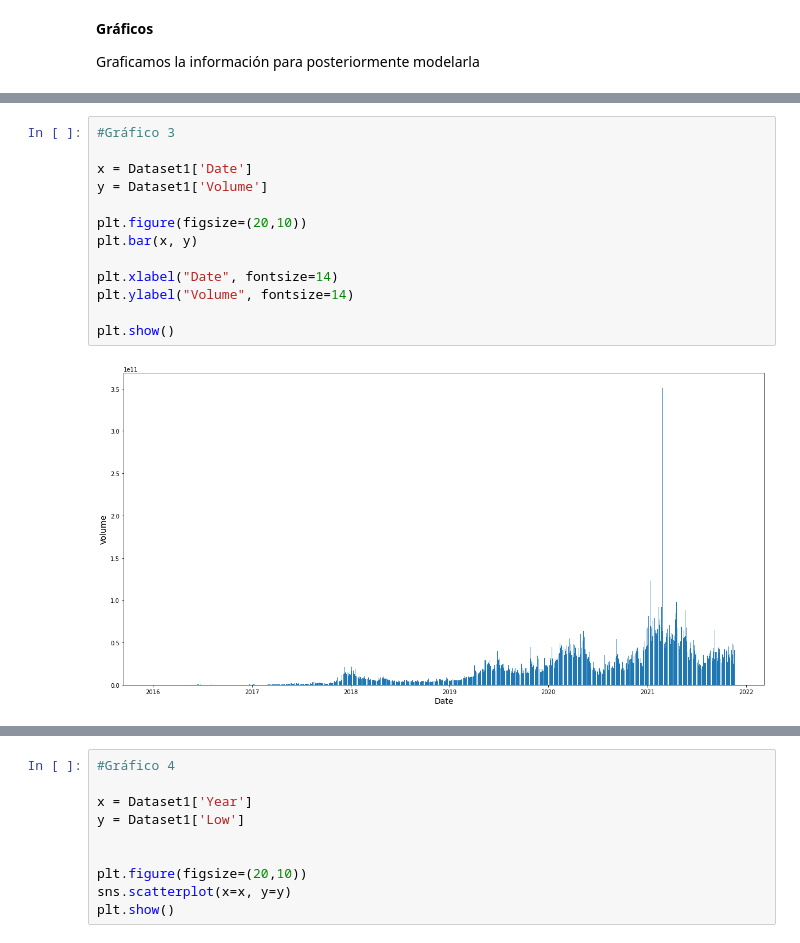
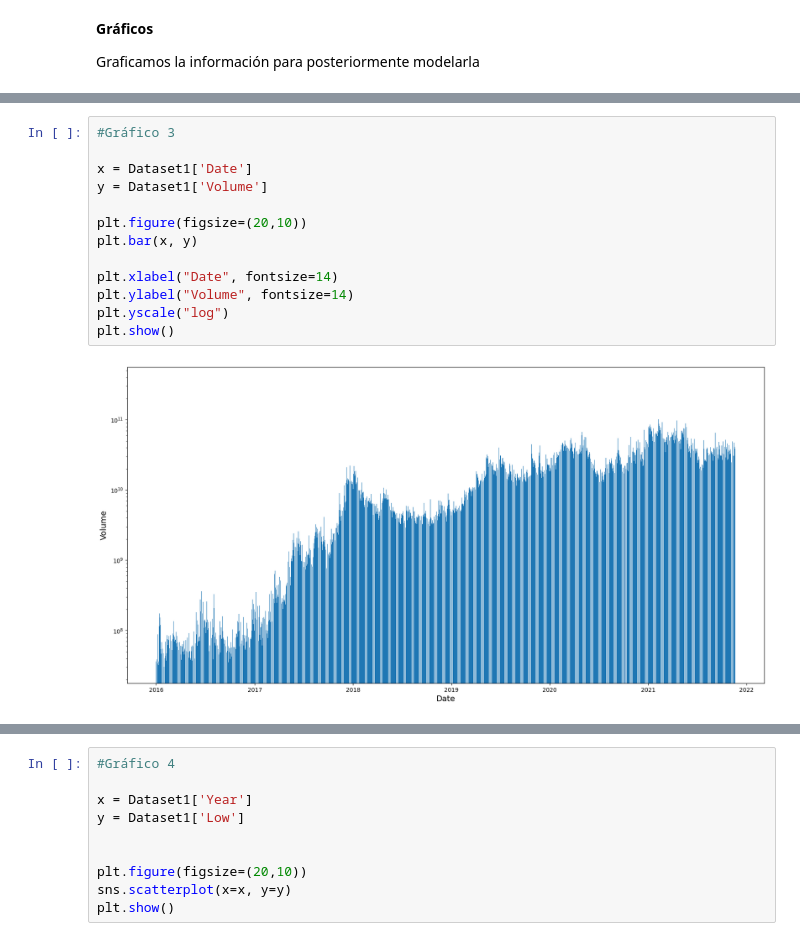
Before and after one commit to martinezmarcos93/PrimeraEntregaProyectoFinalDS, a Jupyter notebook: PrimeraEntrega_MarcosRamaPaty.ipynb, the cells around one changed output, grey strips where cells are left out. Saved outputs shown, nothing was run; the diff lists cells and outputs as text.

```diff
--- a/PrimeraEntrega_MarcosRamaPaty.ipynb
+++ b/PrimeraEntrega_MarcosRamaPaty.ipynb
@@ -349,15 +356,15 @@ plt.scatter(x,y)
 # %%
 #Gráfico 3
 
 x = Dataset1['Date']
 y = Dataset1['Volume']
 
 plt.figure(figsize=(20,10))
 plt.bar(x, y)
 
 plt.xlabel("Date", fontsize=14)
 plt.ylabel("Volume", fontsize=14)
-
+plt.yscale("log")
 plt.show()
 # %% [output]
-[figure, old version]
+[figure, new version]
```
Also changed, not shown: parts of 23 cells of this notebook.
